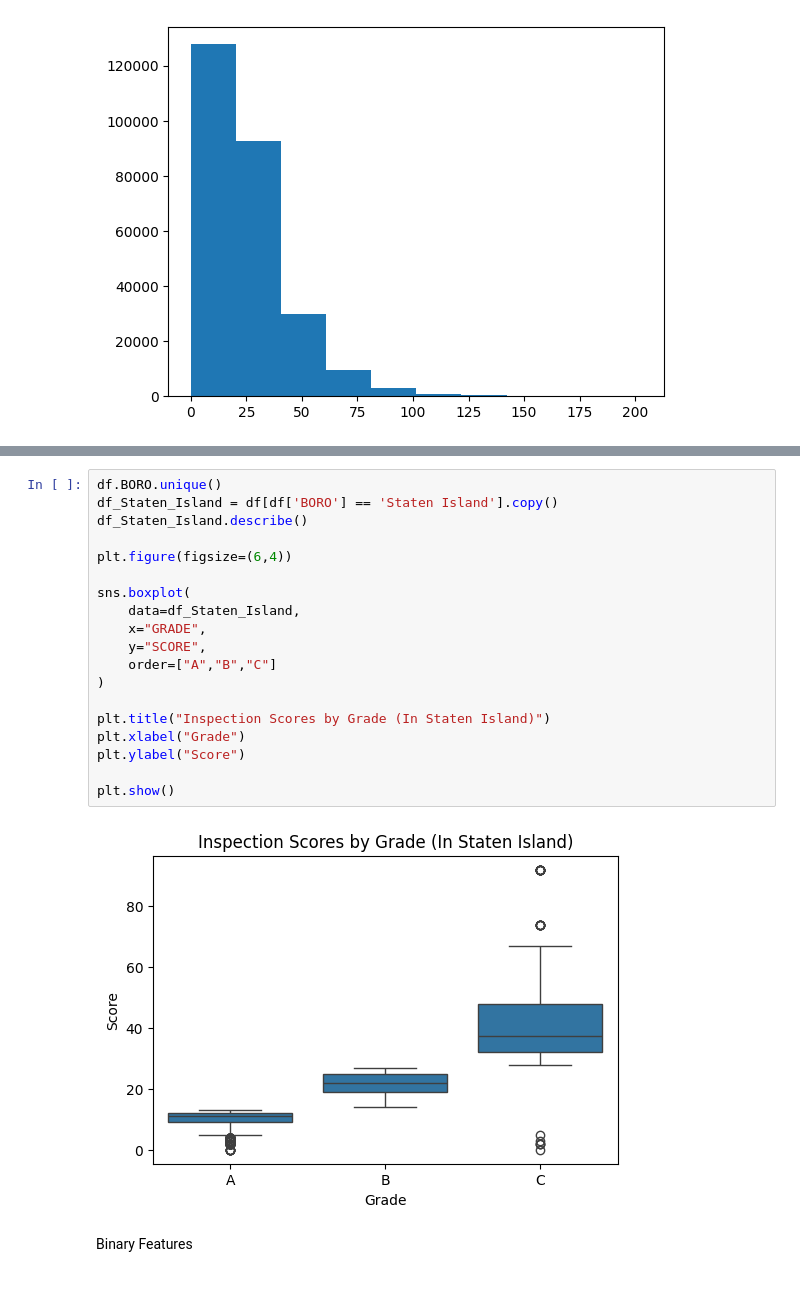
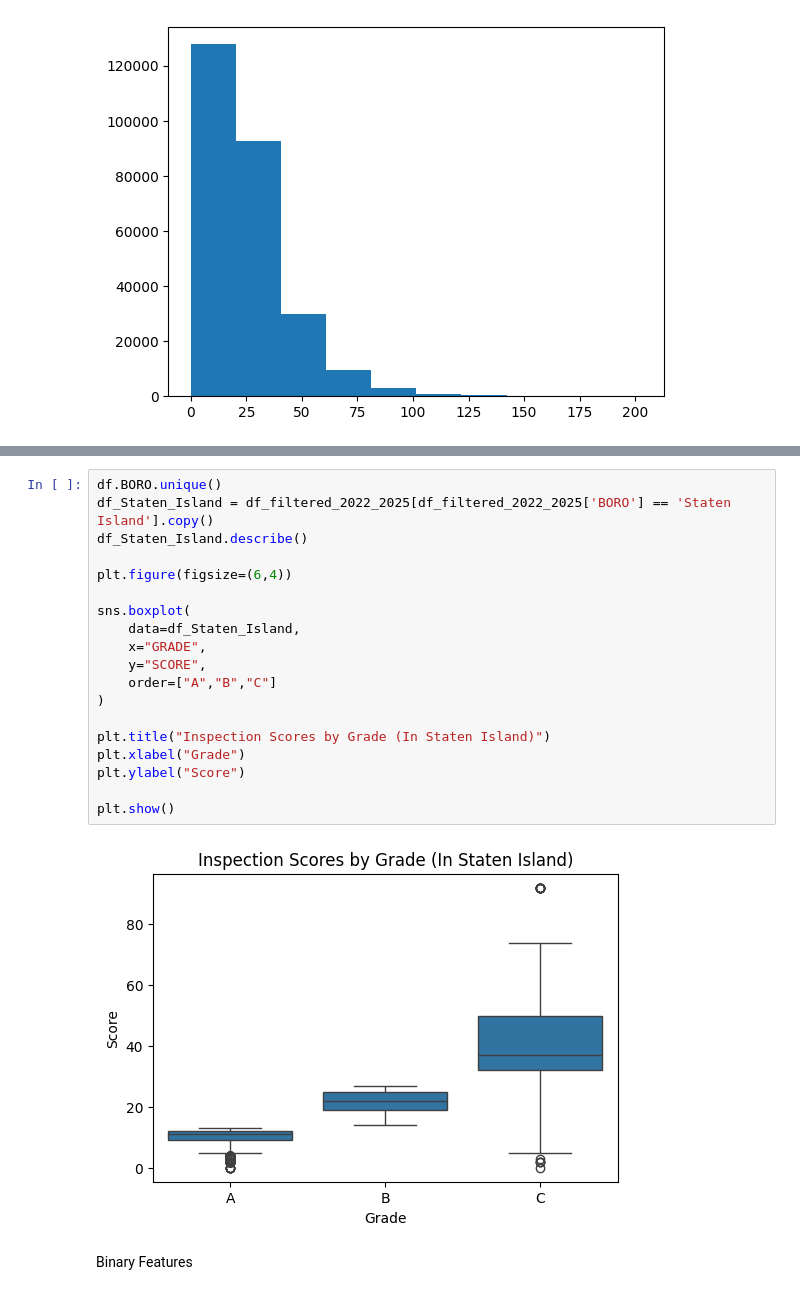
Before and after one commit to SU-IST707-SP26/group-project-team-pandas, a Jupyter notebook: work/01_initial_exploration.ipynb, the cells around one changed output, grey strips where cells are left out. Cells and saved outputs as stored; diff of their text form.

Commit message:
Fixed Boro

```diff
--- a/work/01_initial_exploration.ipynb
+++ b/work/01_initial_exploration.ipynb
@@ -379,25 +395,25 @@ plt.show()
 [figure]
 # %%
 df.BORO.unique()
-df_Staten_Island = df[df['BORO'] == 'Staten Island'].copy()
+df_Staten_Island = df_filtered_2022_2025[df_filtered_2022_2025['BORO'] == 'Staten Island'].copy()
 df_Staten_Island.describe()
 
 plt.figure(figsize=(6,4))
 
 sns.boxplot(
     data=df_Staten_Island,
     x="GRADE",
     y="SCORE",
     order=["A","B","C"]
 )
 
 plt.title("Inspection Scores by Grade (In Staten Island)")
 plt.xlabel("Grade")
 plt.ylabel("Score")
 
 plt.show()
 # %% [output]
-[figure, old version]
+[figure, new version]
 # %% [markdown]
 Binary Features
 # %% [markdown]
```
Also changed, not shown: parts of 8 cells of this notebook.
